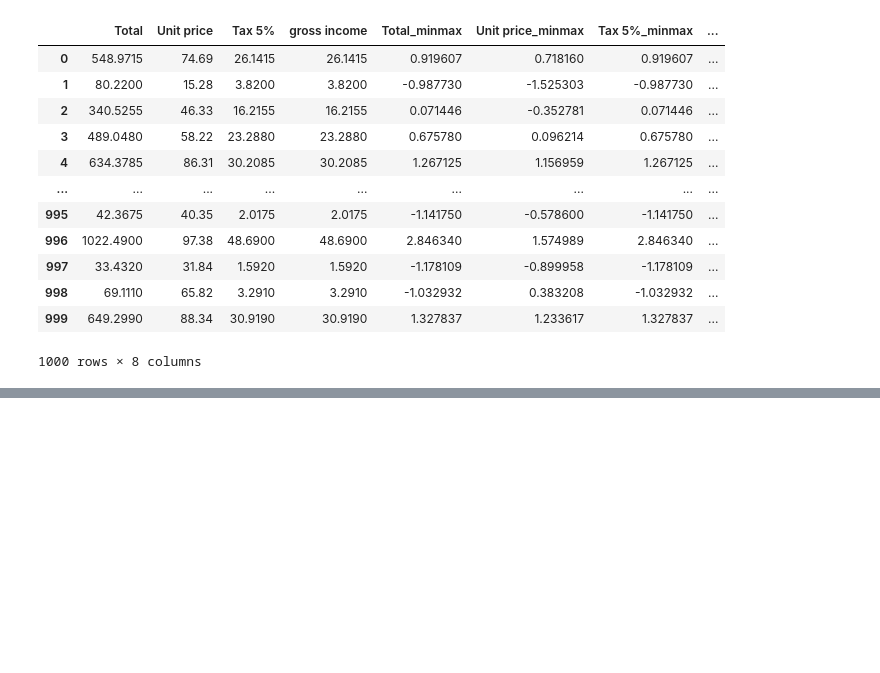
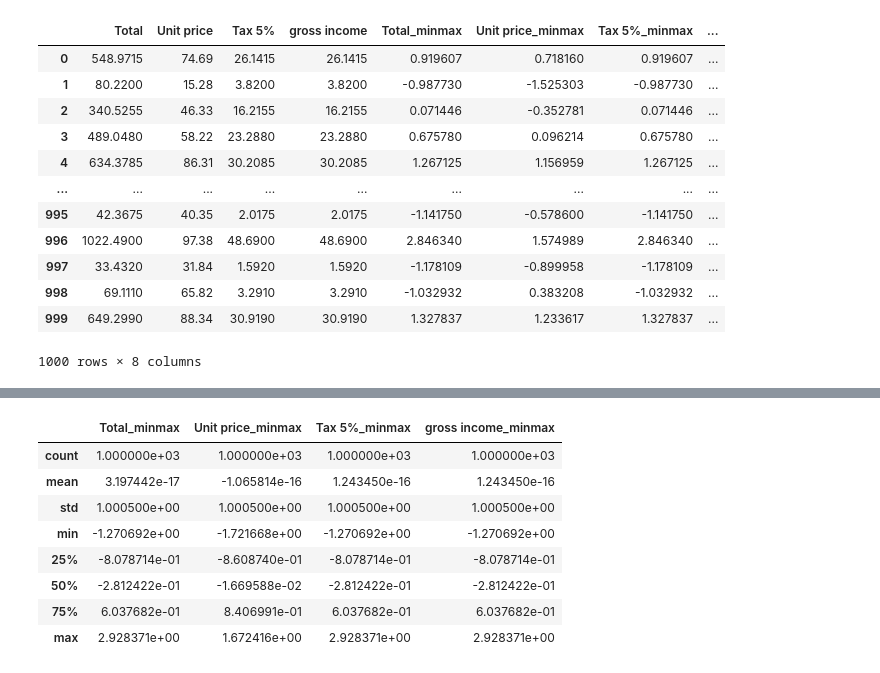
Before and after one commit to Herdvair/Tasks, a Jupyter notebook: Data_Manipulation.ipynb, the cells around one changed output, grey strips where cells are left out. Saved outputs shown, nothing was run; the diff lists cells and outputs as text; code cells hidden in the pictures; blank space fills up the shorter version.

```diff
--- a/Data_Manipulation.ipynb
+++ b/Data_Manipulation.ipynb
@@ -286,0 +298,12 @@ ax2.legend()
+# %%
+minmax_df.describe()
+# %% [output]
+|  | Total_minmax | Unit price_minmax | Tax 5%_minmax | gross income_minmax |
+| count | 1.000000e+03 | 1.000000e+03 | 1.000000e+03 | 1.000000e+03 |
+| mean | 3.197442e-17 | -1.065814e-16 | 1.243450e-16 | 1.243450e-16 |
+| std | 1.000500e+00 | 1.000500e+00 | 1.000500e+00 | 1.000500e+00 |
+| min | -1.270692e+00 | -1.721668e+00 | -1.270692e+00 | -1.270692e+00 |
+| 25% | -8.078714e-01 | -8.608740e-01 | -8.078714e-01 | -8.078714e-01 |
+| 50% | -2.812422e-01 | -1.669588e-02 | -2.812422e-01 | -2.812422e-01 |
+| 75% | 6.037682e-01 | 8.406991e-01 | 6.037682e-01 | 6.037682e-01 |
+| max | 2.928371e+00 | 1.672416e+00 | 2.928371e+00 | 2.928371e+00 |
```
Also changed, not shown: parts of 6 cells of this notebook.
